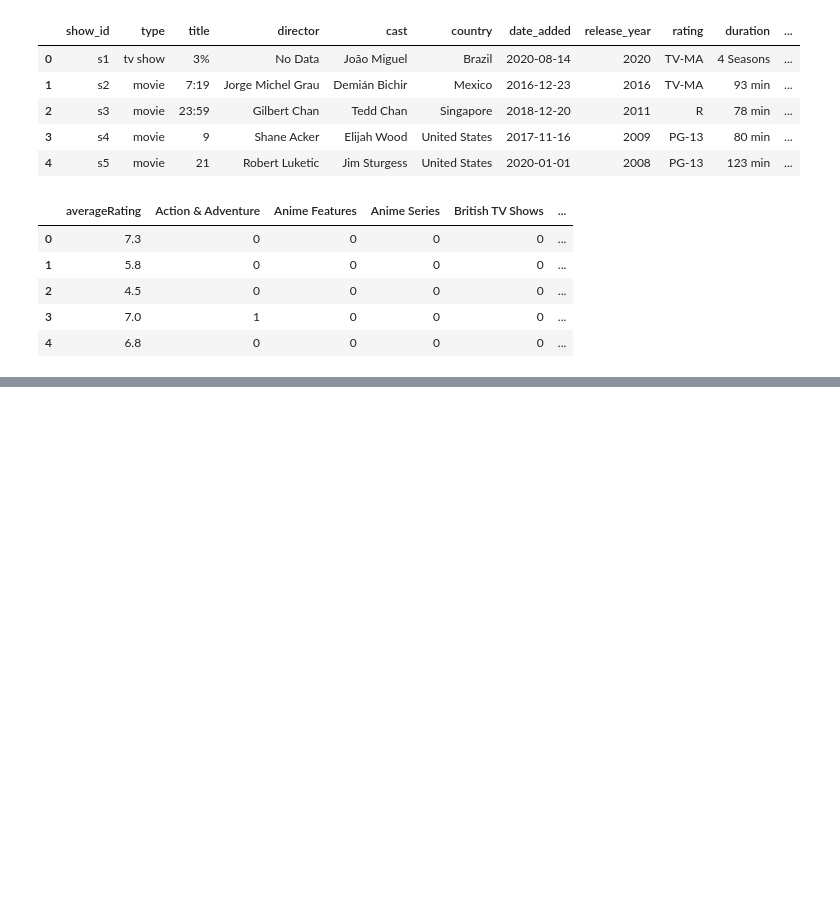
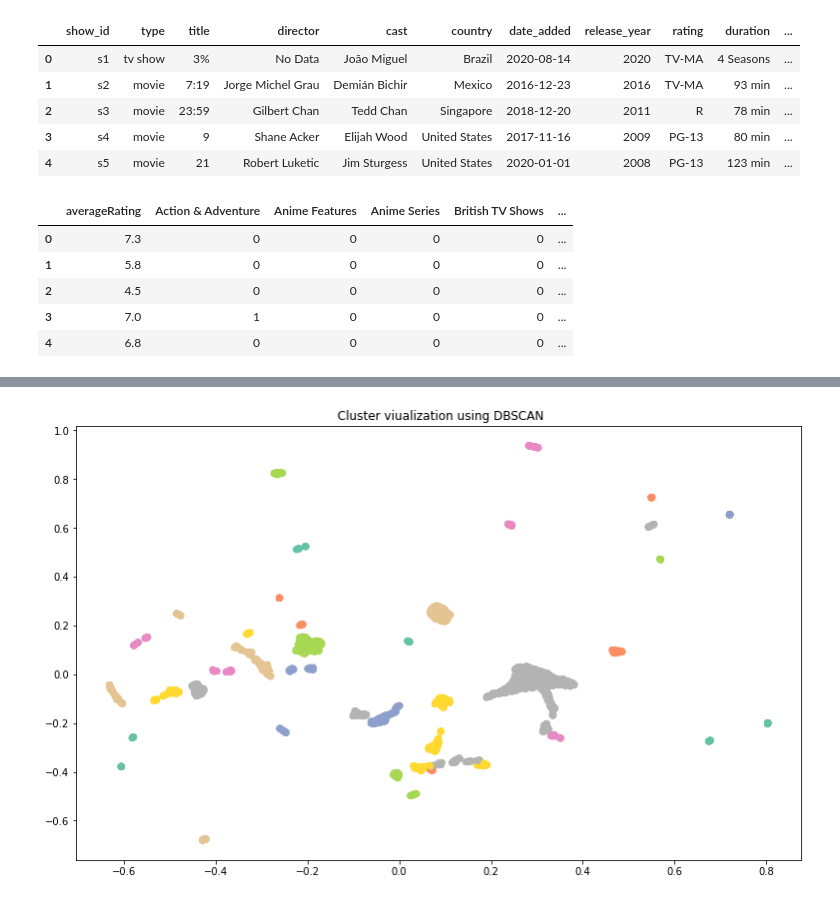
Before and after one commit to rubeshajith/NETFLIX-MOVIES-AND-TV-SHOWS-CLUSTERING, a Jupyter notebook: NETFLIX_MOVIES_AND_TV_SHOWS_CLUSTERING.ipynb, the cells around one changed output, grey strips where cells are left out. Cells and saved outputs as stored; diff of their text form; code cells hidden in the pictures; blank space fills up the shorter version.

```diff
--- a/NETFLIX_MOVIES_AND_TV_SHOWS_CLUSTERING.ipynb
+++ b/NETFLIX_MOVIES_AND_TV_SHOWS_CLUSTERING.ipynb
@@ -1623,0 +1643,6 @@ X_rescale.shape
+# %%
+umap_embedding = (umap.UMAP(metric='euclidean', n_neighbors=90, n_components=10, random_state = 101, ).fit_transform(netflix_encoded_df.iloc[:,:]))
+# %%
+dataSet_1 = preprocessing.StandardScaler().fit_transform(umap_embedding)
+X=normalize(dataSet_1)
+X.shape
@@ -1624,3 +1671,13 @@ X_rescale.shape
+# %%
+from sklearn.cluster import DBSCAN
+from sklearn import metrics
+y_pred = DBSCAN(eps=0.5, min_samples=5, algorithm ='auto', leaf_size = 25, ).fit_predict(X)
+plt.figure(figsize=(13,8))
+plt.scatter(X[:,0], X[:,1], c=y_pred, cmap = 'Set2_r')
+plt.title(' Cluster viualization using DBSCAN')
+plt.show()
+# %% [output]
+[figure, added]
 # %%
 # pca_tuned = PCA(n_components=0.95)
 # pca_tuned.fit(X_rescale)
```
Also changed, not shown: parts of 40 cells of this notebook.
